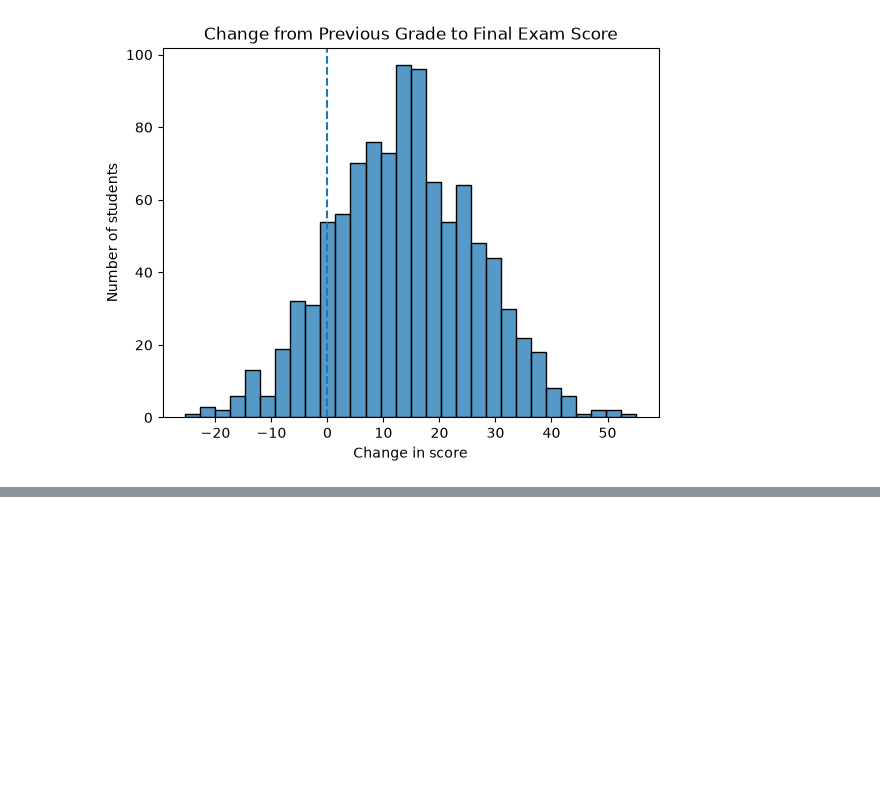
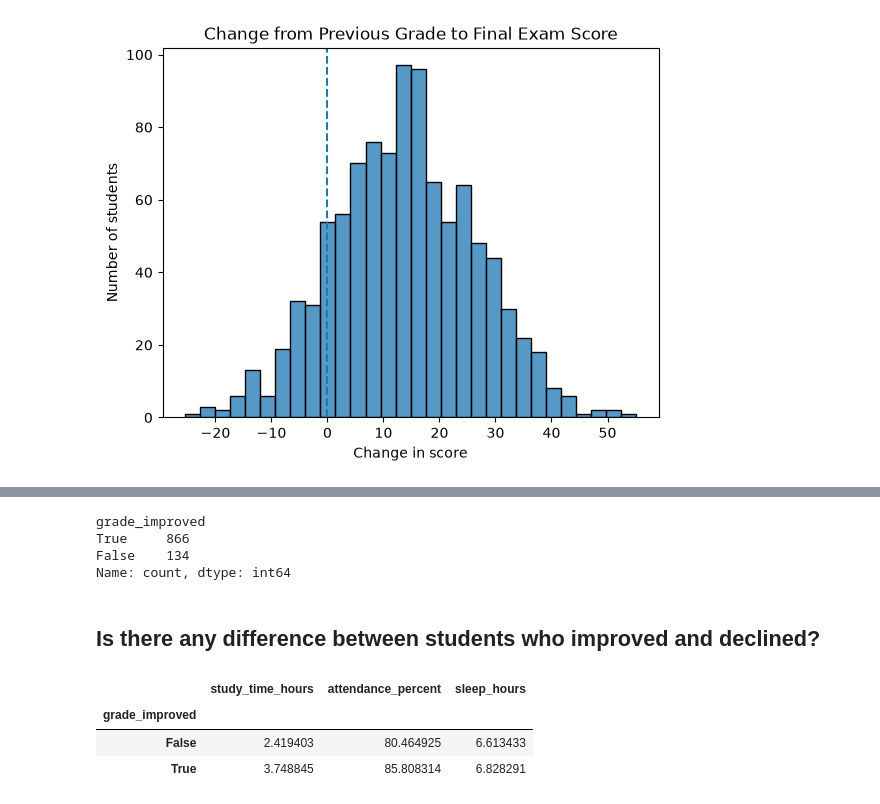
Before and after one commit to ihky1/student_kaggle, a Jupyter notebook: data/eda.ipynb, the cells around one changed output, grey strips where cells are left out. Drawn from its saved outputs; the diff is of its cells as text; code cells hidden in the pictures; blank space fills up the shorter version.

```diff
--- a/data/eda.ipynb
+++ b/data/eda.ipynb
@@ -46,0 +58,24 @@ plt.show()
+# %%
+df['grade_improved'] = df['grade_change'] > 0
+print(df['grade_improved'].value_counts())
+# %% [output]
+grade_improved
+True     866
+False    134
+Name: count, dtype: int64
+# %% [markdown]
+## Is there any difference between students who improved and declined?
+# %%
+# params: student_id  gender  study_time_hours  attendance_percent  sleep_hours
+# parental_education internet_access extracurricular_activities part_time_job
+# previous_grade  final_exam_score final_grade
+numeric_comparison = df.groupby("grade_improved")[
+    ["study_time_hours", "attendance_percent", "sleep_hours"]
+].mean()
+
+numeric_comparison
+# %% [output]
+|  | study_time_hours | attendance_percent | sleep_hours |
+| grade_improved |  |  |  |
+| False | 2.419403 | 80.464925 | 6.613433 |
+| True | 3.748845 | 85.808314 | 6.828291 |
```
Also changed, not shown: parts of 4 cells of this notebook.
